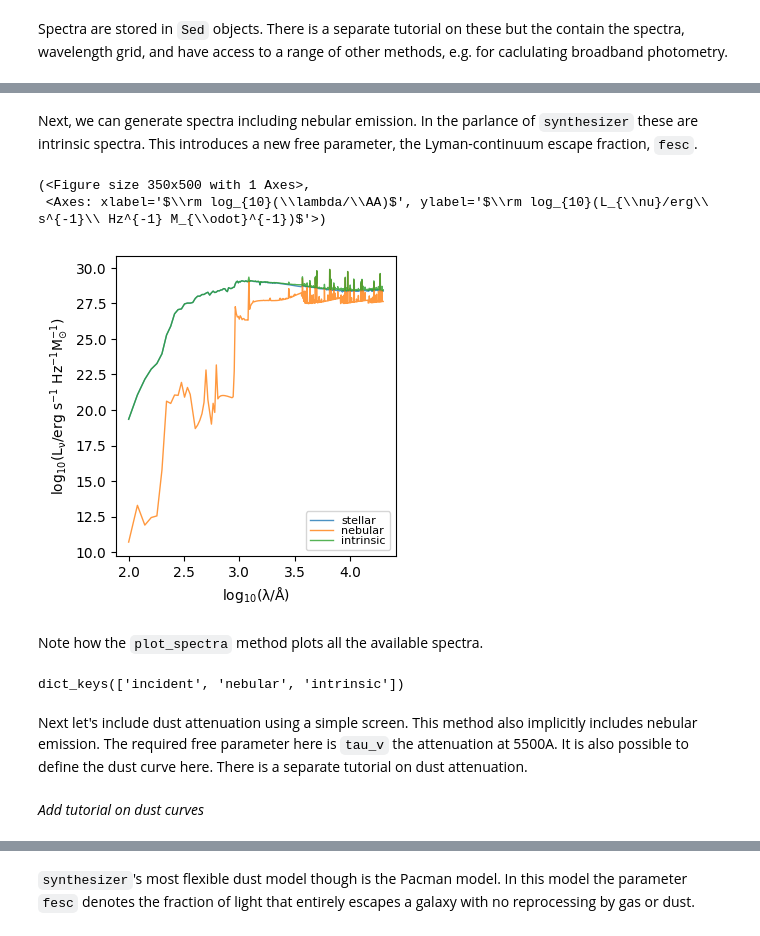
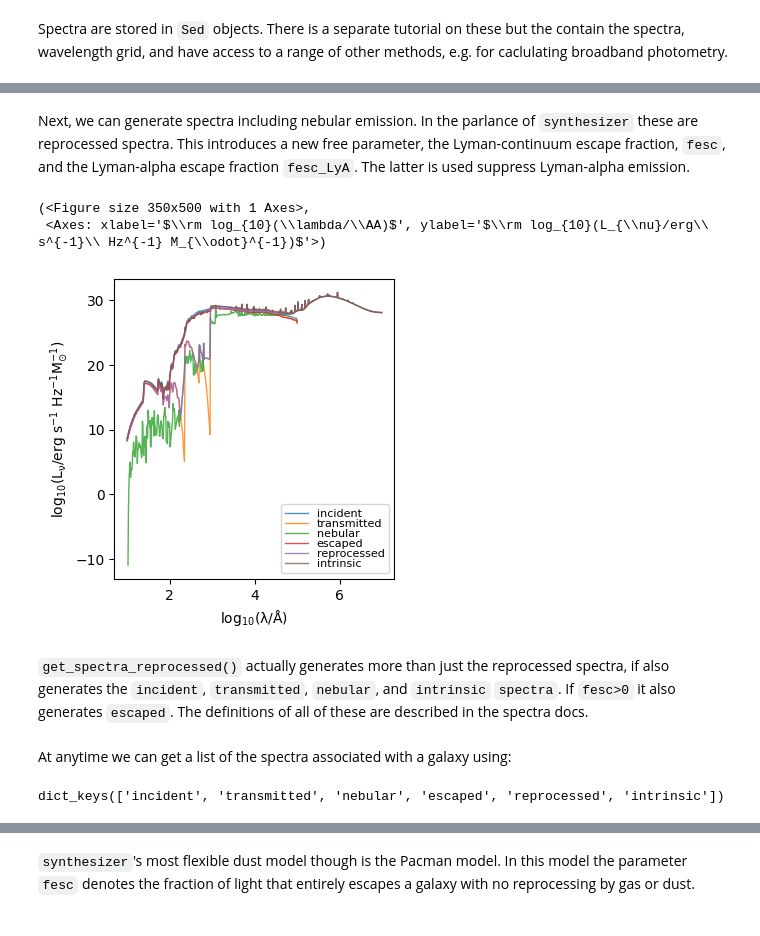
Before and after one commit to synthesizer-project/synthesizer, a Jupyter notebook: docs/source/parametric/generate_sed.ipynb, the cells around one changed output, grey strips where cells are left out. Drawn from its saved outputs; the diff is of its cells as text; code cells hidden in the pictures.

```diff
--- a/docs/source/parametric/generate_sed.ipynb
+++ b/docs/source/parametric/generate_sed.ipynb
@@ -87,19 +87,18 @@ plt.show()
 # %% [markdown]
-Next, we can generate spectra including nebular emission. In the parlance of `synthesizer` these are intrinsic spectra. This introduces a new free parameter, the Lyman-continuum escape fraction, `fesc`.
+Next, we can generate spectra including nebular emission. In the parlance of `synthesizer` these are reprocessed spectra. This introduces a new free parameter, the Lyman-continuum escape fraction, `fesc`, and the Lyman-alpha escape fraction `fesc_LyA`. The latter is used suppress Lyman-alpha emission.
 # %%
-galaxy.get_spectra_intrinsic(grid, fesc = 0.5)
+galaxy.spectra = {}
+galaxy.get_spectra_reprocessed(grid, fesc = 0.5)
 galaxy.plot_spectra()
 # %% [output]
 (<Figure size 350x500 with 1 Axes>,
  <Axes: xlabel='$\\rm log_{10}(\\lambda/\\AA)$', ylabel='$\\rm log_{10}(L_{\\nu}/erg\\ s^{-1}\\ Hz^{-1} M_{\\odot}^{-1})$'>)
-[figure, old version]
+[figure, new version]
-# %% [markdown]
-Note how the `plot_spectra` method plots all the available spectra.
+# %% [markdown]
+`get_spectra_reprocessed()` actually generates more than just the reprocessed spectra, if also generates the `incident`, `transmitted`, `nebular`, and `intrinsic` `spectra`. If `fesc>0` it also generates `escaped`. The definitions of all of these are described in the spectra docs.
+# %% [markdown]
+At anytime we can get a list of the spectra associated with a galaxy using:
 # %%
 print(galaxy.spectra.keys())
 # %% [output]
-dict_keys(['incident', 'nebular', 'intrinsic'])
+dict_keys(['incident', 'transmitted', 'nebular', 'escaped', 'reprocessed', 'intrinsic'])
-# %% [markdown]
-Next let's include dust attenuation using a simple screen. This method also implicitly includes nebular emission. The required free parameter here is `tau_v` the attenuation at 5500A. It is also possible to define the dust curve here. There is a separate tutorial on dust attenuation.
-# %% [markdown]
-*Add tutorial on dust curves*
```
Also changed, not shown: parts of 11 cells of this notebook, 1 other file.
